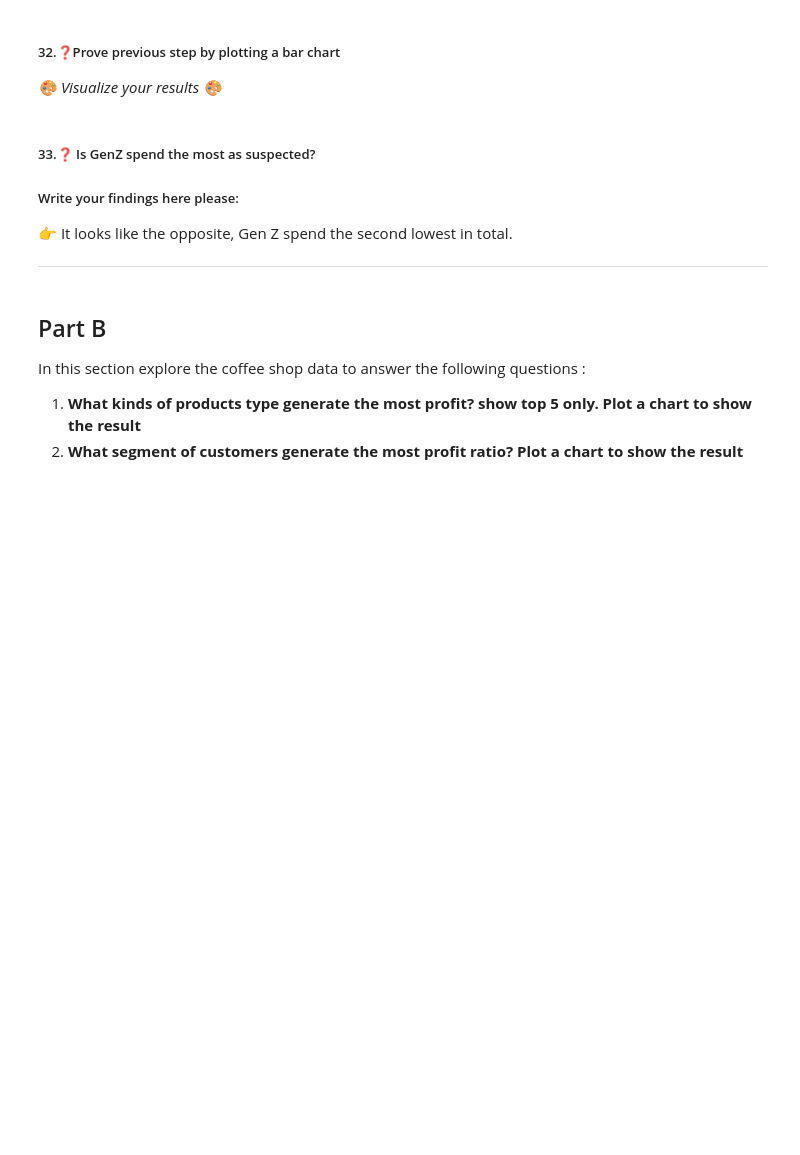
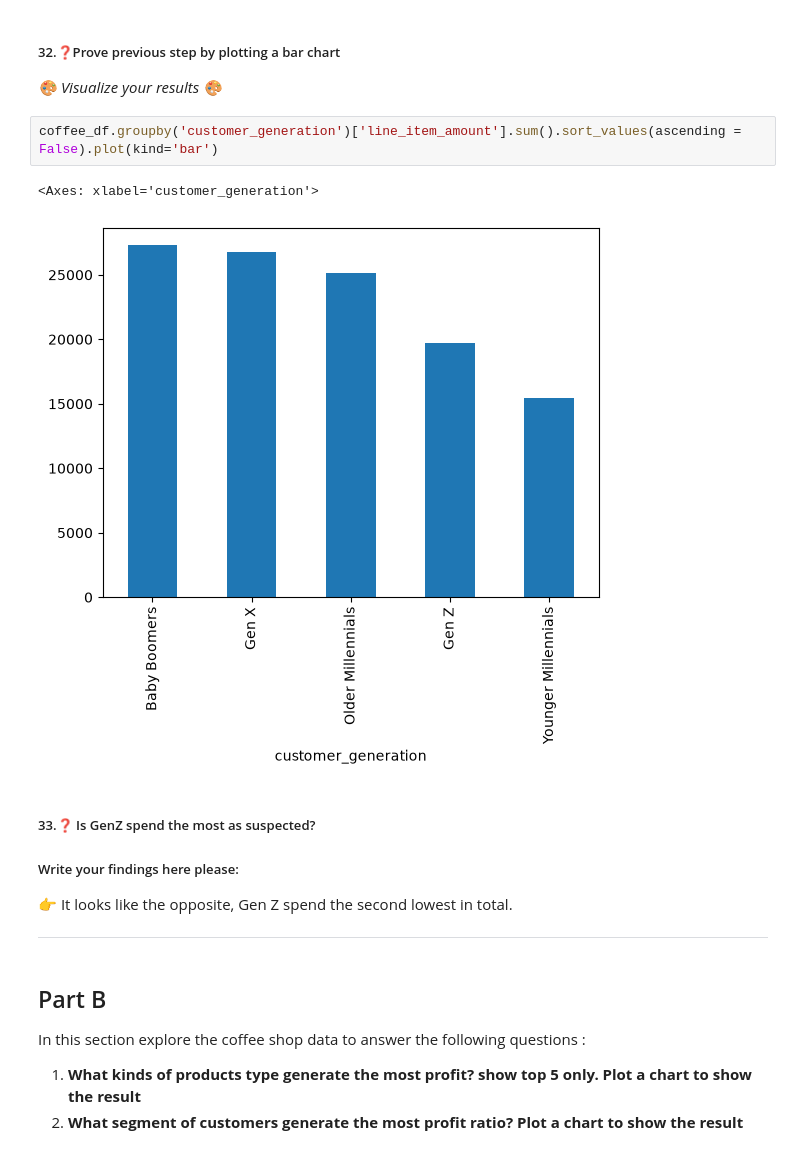
Before and after one commit to alisaboodi777-byte/Labs_projects, a Jupyter notebook: Labs/EDA/3.13 Data Exploration Lab/Lab_Data_Exploration_Python-HMA-v.2.1.ipynb, the cells around one changed output. Drawn from its saved outputs; the diff is of its cells as text; blank space fills up the shorter version.

```diff
--- a/Labs/EDA/3.13 Data Exploration Lab/Lab_Data_Exploration_Python-HMA-v.2.1.ipynb
+++ b/Labs/EDA/3.13 Data Exploration Lab/Lab_Data_Exploration_Python-HMA-v.2.1.ipynb
@@ -357,6 +512,11 @@ _🎨 Visualize your results 🎨_
 ##### 32.❓Prove previous step by plotting a bar chart
 
 _🎨 Visualize your results 🎨_
+# %%
+coffee_df.groupby('customer_generation')['line_item_amount'].sum().sort_values(ascending = False).plot(kind='bar')
+# %% [output]
+<Axes: xlabel='customer_generation'>
+[figure, added]
 # %% [markdown]
 ##### 33.❓ Is GenZ spend the most as suspected?
 ##### Write your findings here please:
```
Also changed, not shown: parts of 36 cells of this notebook.
